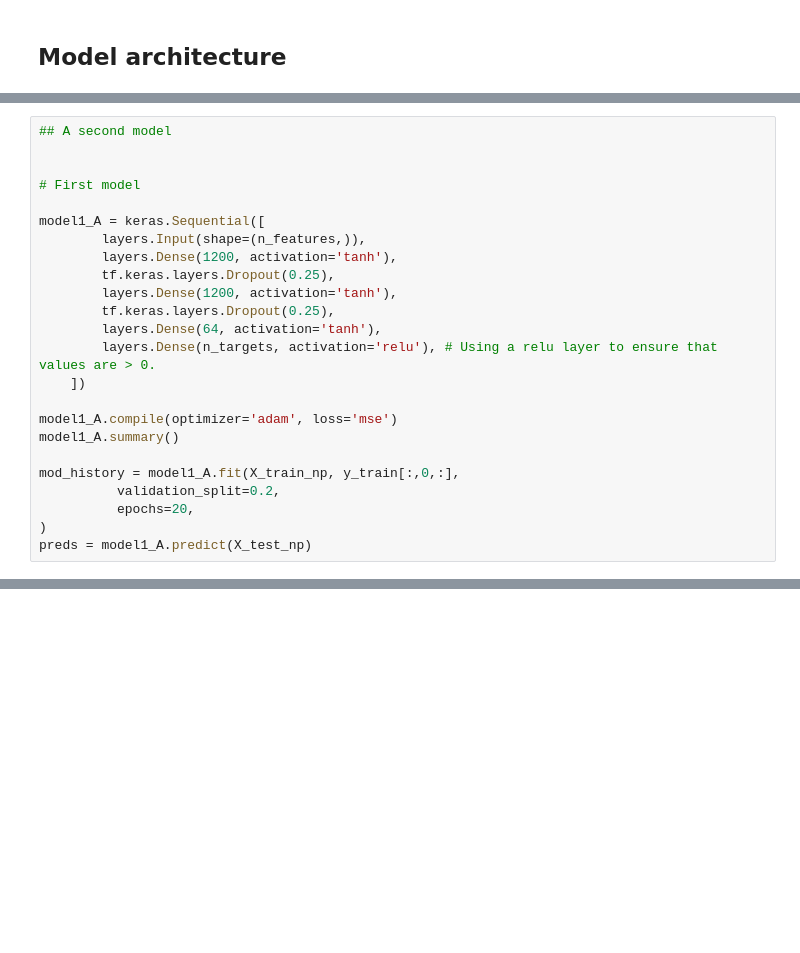
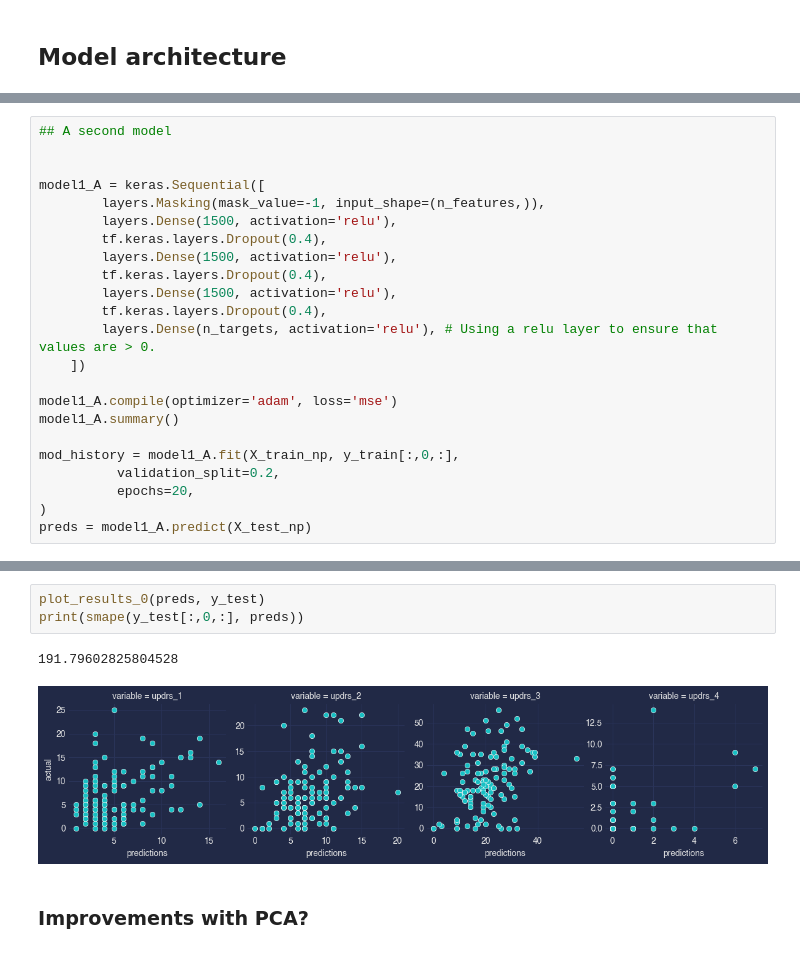
Before and after one commit to chris-hedemann/peptide-parkinsons-challenge, a Jupyter notebook: lstm.ipynb, the cells around one changed output, grey strips where cells are left out. Cells and saved outputs as stored; diff of their text form; blank space fills up the shorter version.

```diff
--- a/lstm.ipynb
+++ b/lstm.ipynb
@@ -246,15 +265,14 @@ print(smape(y_test[:,0,:], preds))
 ## A second model
 
 
-# First model
-
 model1_A = keras.Sequential([
-        layers.Input(shape=(n_features,)),
-        layers.Dense(1200, activation='tanh'),
-        tf.keras.layers.Dropout(0.25),
-        layers.Dense(1200, activation='tanh'),
-        tf.keras.layers.Dropout(0.25),
-        layers.Dense(64, activation='tanh'),
+        layers.Masking(mask_value=-1, input_shape=(n_features,)),
+        layers.Dense(1500, activation='relu'),
+        tf.keras.layers.Dropout(0.4),
+        layers.Dense(1500, activation='relu'),
+        tf.keras.layers.Dropout(0.4),
+        layers.Dense(1500, activation='relu'),
+        tf.keras.layers.Dropout(0.4),
         layers.Dense(n_targets, activation='relu'), # Using a relu layer to ensure that values are > 0.
     ])
 
@@ -270,0 +305,8 @@ ValueError: If using all scalar values, you must pass an index
+# %%
+plot_results_0(preds, y_test)
+print(smape(y_test[:,0,:], preds))
+# %% [output]
+191.79602825804528
+[figure, added]
+# %% [markdown]
+### Improvements with PCA?
```
Also changed, not shown: parts of 23 cells of this notebook, 1 other file.
